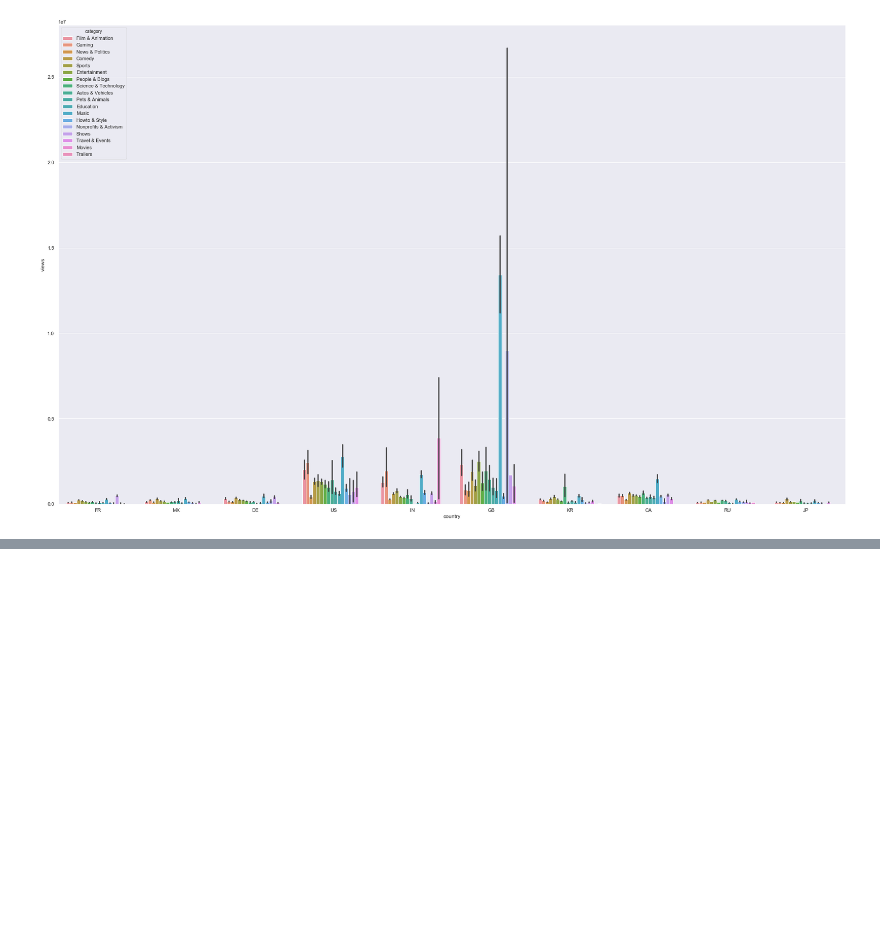
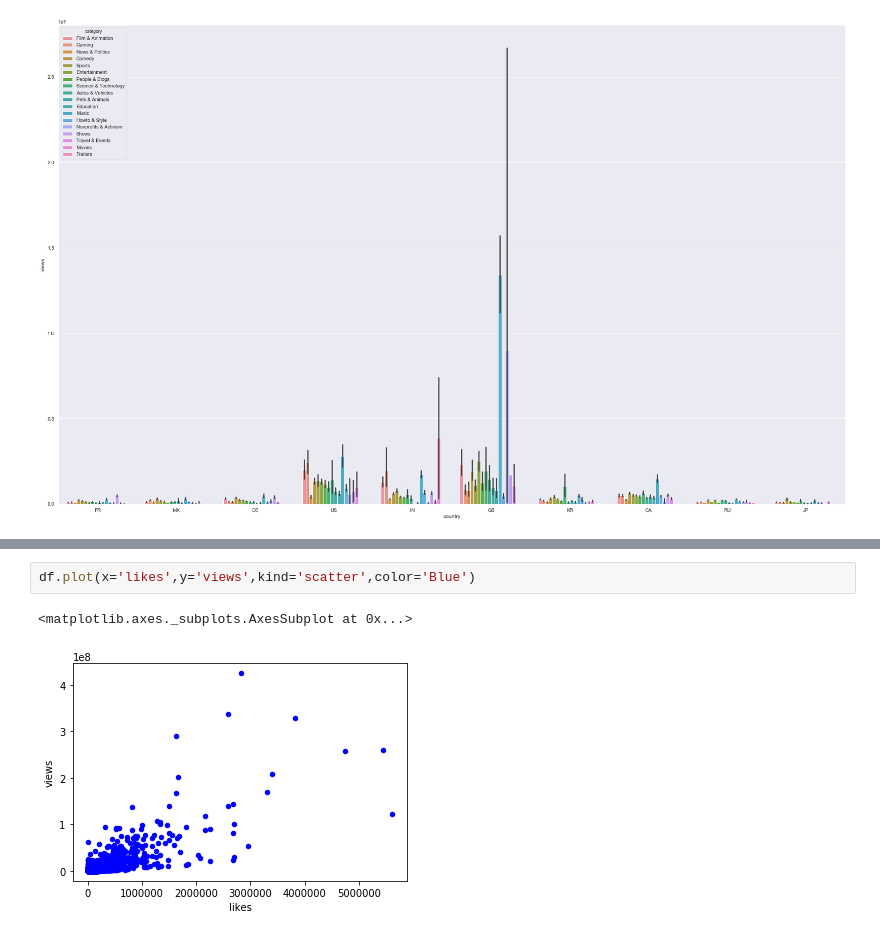
Before and after one commit to Carlene/youtube_trending, a Jupyter notebook: youtube_project.ipynb, the cells around one changed output, grey strips where cells are left out. Saved outputs shown, nothing was run; the diff lists cells and outputs as text; blank space fills up the shorter version.

```diff
--- a/youtube_project.ipynb
+++ b/youtube_project.ipynb
@@ -145,0 +167,5 @@ sns.barplot( x=df["country"], y=df["log_views"], hue=df["category"], palette="co
+# %%
+df.plot(x='likes',y='views',kind='scatter',color='Blue')
+# %% [output]
+<matplotlib.axes._subplots.AxesSubplot at 0x...>
+[figure, added]
```
Also changed, not shown: parts of 17 cells of this notebook.
